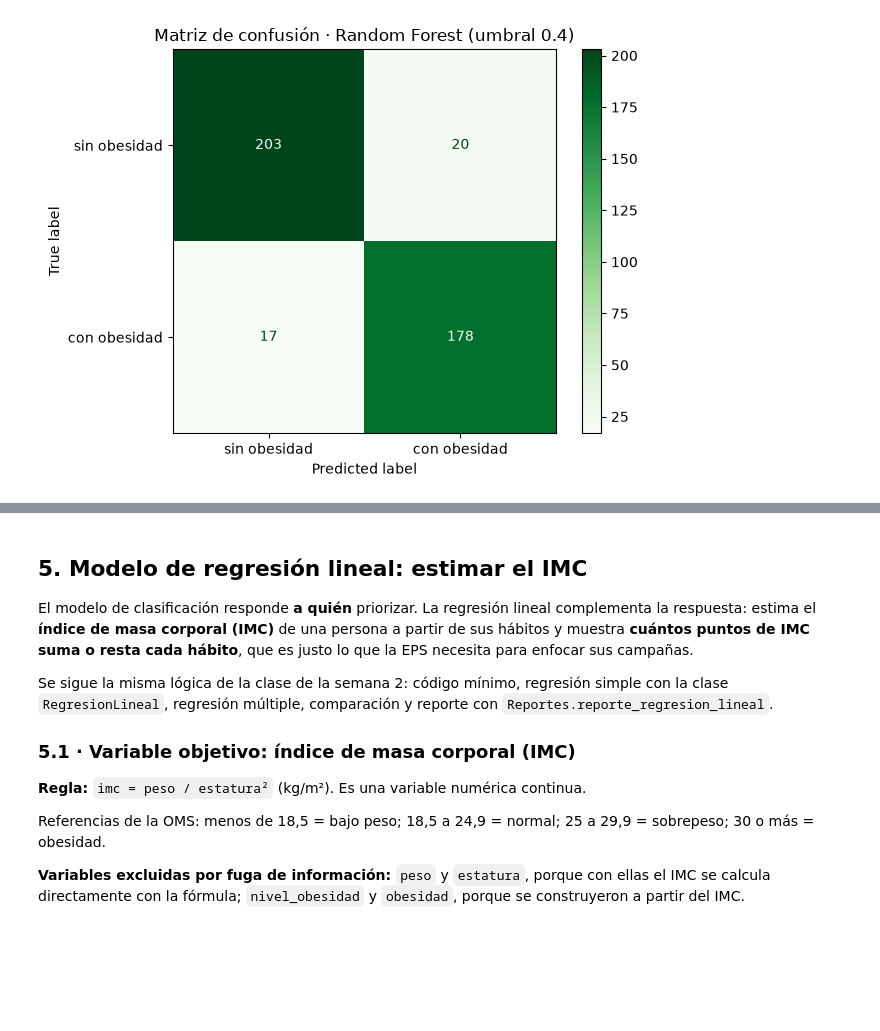
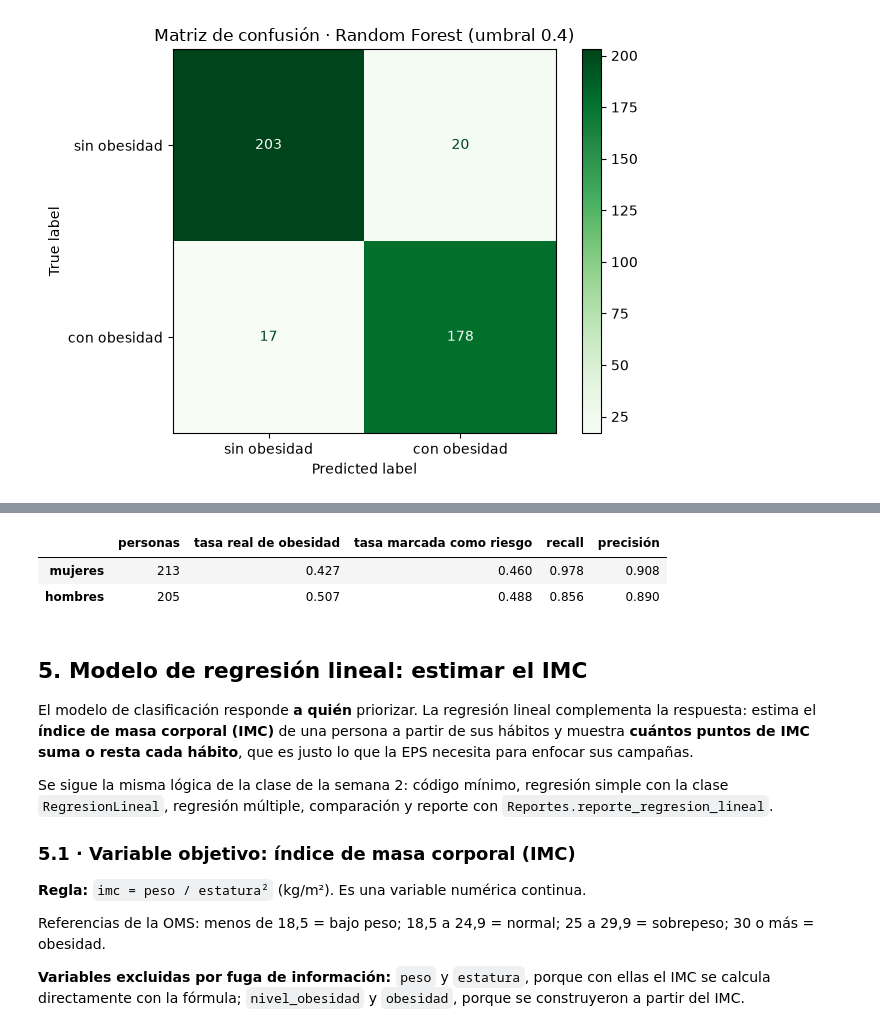
Before and after one commit to Mayerly3suarez/ML_2026Q4, a Jupyter notebook: src/Actividades_Evaluativas/EA3_modelo.ipynb, the cells around one changed output, grey strips where cells are left out. Drawn from its saved outputs; the diff is of its cells as text; code cells hidden in the pictures; blank space fills up the shorter version.

```diff
--- a/src/Actividades_Evaluativas/EA3_modelo.ipynb
+++ b/src/Actividades_Evaluativas/EA3_modelo.ipynb
@@ -708,0 +765,20 @@ real 1      17     178
+# %%
+from sklearn.dummy import DummyClassifier
+
+perezoso = DummyClassifier(strategy="most_frequent").fit(bosque.X_train, bosque.y_train)
+pred_perezoso = perezoso.predict(bosque.X_test)
+pred_final = bosque.predecir(bosque.X_test, umbral=UMBRAL_RECOMENDADO, clase_umbral=1).astype(int)
+
+from sklearn.metrics import accuracy_score, f1_score, recall_score
+linea_base = pd.DataFrame({
+    "Modelo perezoso (siempre 'sin obesidad')": {
+        "exactitud": accuracy_score(bosque.y_test, pred_perezoso),
+        "recall obesidad": recall_score(bosque.y_test, pred_perezoso, zero_division=0),
+        "F1 obesidad": f1_score(bosque.y_test, pred_perezoso, zero_division=0)},
+    f"Random Forest (umbral {UMBRAL_RECOMENDADO})": {
+        "exactitud": accuracy_score(bosque.y_test, pred_final),
+        "recall obesidad": recall_score(bosque.y_test, pred_final),
+        "F1 obesidad": f1_score(bosque.y_test, pred_final)},
+}).T.round(4)
+EXACTITUD_PEREZOSO = float(linea_base.iloc[0]["exactitud"])
+linea_base
@@ -709,3 +823,26 @@ real 1      17     178
+# %%
+from sklearn.metrics import precision_score
+
+filas = {}
+for codigo, nombre in [("Female", "mujeres"), ("Male", "hombres")]:
+    mascara = (bosque.X_test["genero"] == codigo).to_numpy()
+    y_grupo = bosque.y_test.to_numpy()[mascara]
+    p_grupo = pred_final[mascara]
+    filas[nombre] = {
+        "personas": int(mascara.sum()),
+        "tasa real de obesidad": y_grupo.mean(),
+        "tasa marcada como riesgo": p_grupo.mean(),
+        "recall": recall_score(y_grupo, p_grupo, zero_division=0),
+        "precisión": precision_score(y_grupo, p_grupo, zero_division=0),
+    }
+equidad = pd.DataFrame(filas).T
+equidad["personas"] = equidad["personas"].astype(int)
+equidad = equidad.round(3)
+equidad
+# %% [output]
+|  | personas | tasa real de obesidad | tasa marcada como riesgo | recall | precisión |
+| mujeres | 213 | 0.427 | 0.460 | 0.978 | 0.908 |
+| hombres | 205 | 0.507 | 0.488 | 0.856 | 0.890 |
 # %% [markdown]
 ## 5. Modelo de regresión lineal: estimar el IMC
 
```
Also changed, not shown: parts of 18 cells of this notebook.
